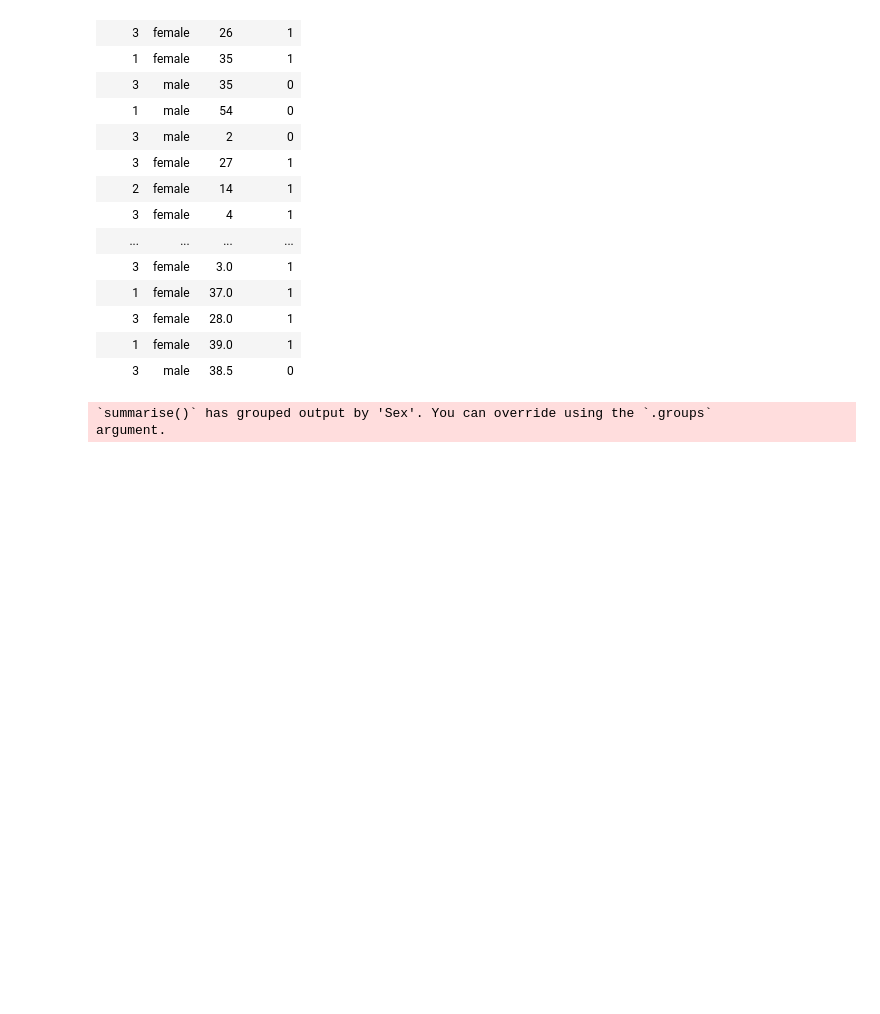
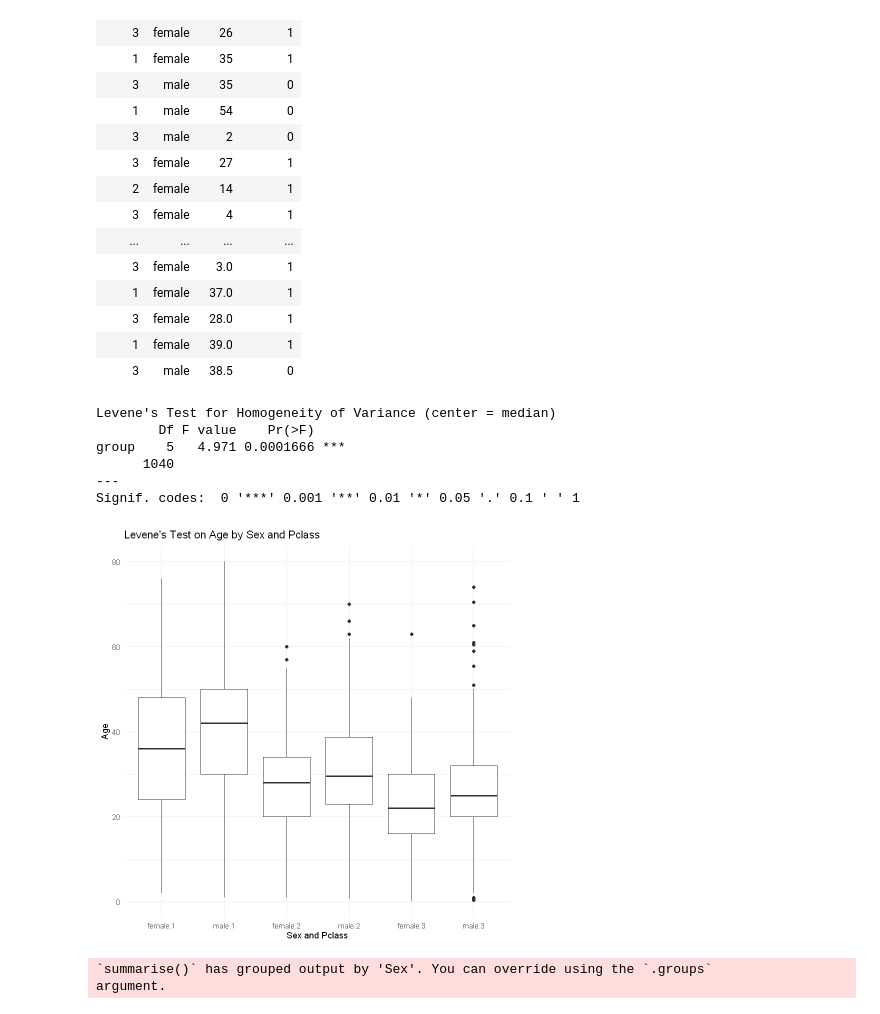
Before and after one commit to Mr0022/Titanic, a Jupyter notebook: newton_raphson.ipynb, the cells around one changed output. Drawn from its saved outputs; the diff is of its cells as text; code cells hidden in the pictures; blank space fills up the shorter version.

```diff
--- a/newton_raphson.ipynb
+++ b/newton_raphson.ipynb
@@ -60,6 +60,35 @@ A tibble: 1046 × 4
 | 3 | female | 28.0 | 1 |
 | 1 | female | 39.0 | 1 |
 | 3 | male | 38.5 | 0 |
+# %%
+# Load necessary libraries
+library(car)
+
+# Perform Levene's Test on Age by Sex and Pclass
+levene_test <- leveneTest(Age ~ as.factor(Sex) * as.factor(Pclass), data = df_clean)
+
+# Display the result
+print(levene_test)
+# %% [output]
+Levene's Test for Homogeneity of Variance (center = median)
+        Df F value    Pr(>F)
+group    5   4.971 0.0001666 ***
+      1040
+---
+Signif. codes:  0 '***' 0.001 '**' 0.01 '*' 0.05 '.' 0.1 ' ' 1
+# %%
+# Load necessary libraries
+library(ggplot2)
+
+# Plot the data
+ggplot(df_clean, aes(x = interaction(Sex, Pclass), y = Age)) +
+  geom_boxplot() +
+  labs(title = "Levene's Test on Age by Sex and Pclass",
+       x = "Sex and Pclass",
+       y = "Age") +
+  theme_minimal()
+# %% [output]
+[figure, added]
 # %%
 grouped_data <- df_clean %>%
   group_by(Sex, Pclass) %>%
```
